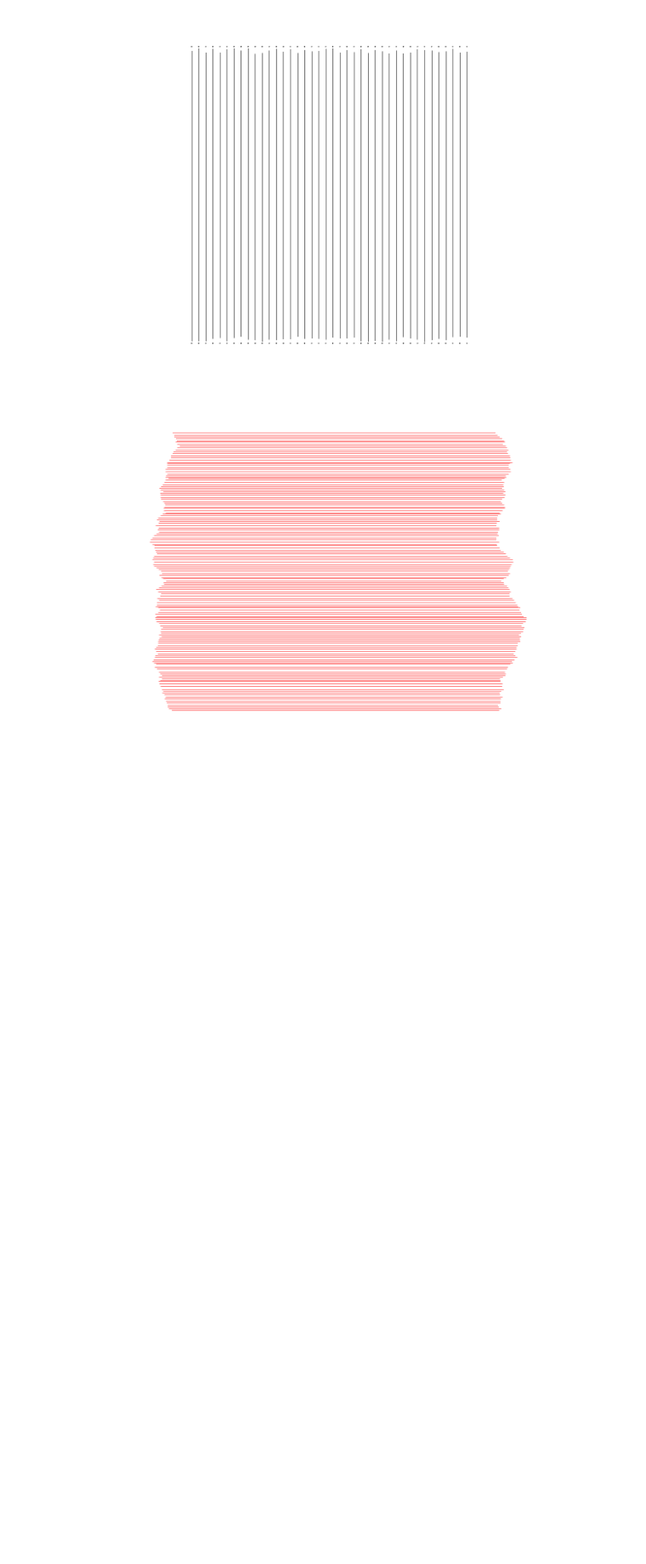
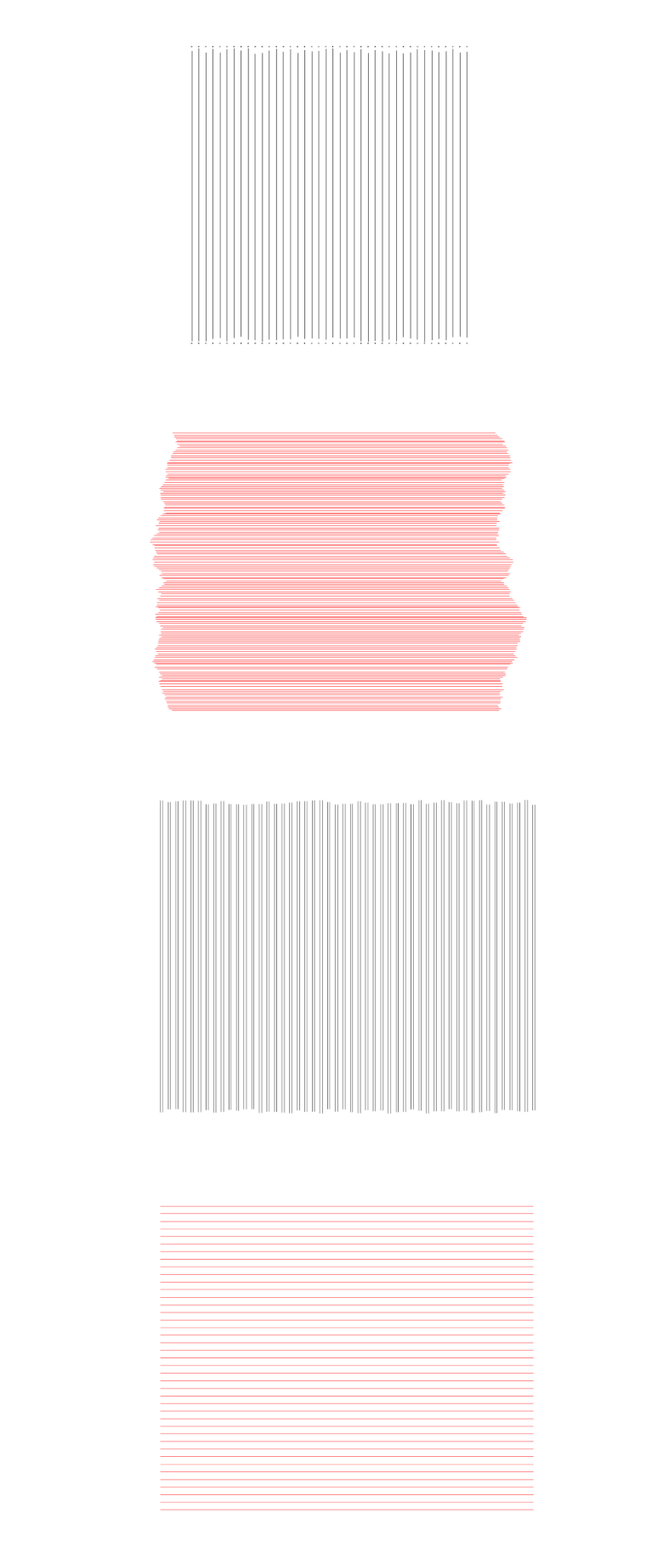
Before and after one commit to viktor-kertanov/hmmg, a Jupyter notebook: notebooks/agnes_martin/agnes_martin.ipynb, the cells around one changed output. Shown: that part at 85% size. Cells and saved outputs as stored; diff of their text form; code cells hidden in the pictures; blank space fills up the shorter version.

```diff
--- a/notebooks/agnes_martin/agnes_martin.ipynb
+++ b/notebooks/agnes_martin/agnes_martin.ipynb
@@ -65,3 +65,80 @@ plt.show()
 # %% [output]
 [figure]
 [figure]
+# %%
+num_vertex = 50
+vertex_diff = 2
+x_start = 0
+y_start_init = 0
+vertex_height = 80
+
+num_horizontals = 41
+avg_horizontal_length = (num_vertex-1) * vertex_diff
+
+thetas = np.linspace(0, 2*np.pi, 10)
+circle_factor = .1
+
+for vertex in range(num_vertex):
+    cur_x = x_start+vertex*vertex_diff + np.random.rand()*.01
+    rand_factor = 1.3
+    y_start = y_start_init-np.random.rand() * rand_factor
+    y_stop = y_start_init + vertex_height+np.random.rand() * rand_factor
+    for _ in range(np.random.randint(1,3)):
+        plt.plot([cur_x, cur_x], [y_start, y_stop], 'k-', linewidth = .75)
+        plt.plot([cur_x, cur_x], [y_stop, y_start], 'k-', linewidth = .75)
+
+        plt.plot([cur_x+.6, cur_x+.6], [y_start, y_stop], 'k-', linewidth = .75)
+
+plt.axis('off')
+plt.axis([-20, 120, -10, 90])
+plt.gca().set_aspect('equal')
+plt.gcf().set_size_inches(8.25*3, 6*3)
+plt.savefig('am_vertices.svg')
+plt.show()
+
+
+for horizont in range(num_horizontals):
+    rand_factor = 0
+    cur_y = y_start+horizont*vertex_diff + np.random.rand()*rand_factor
+    x_start = x_start-np.random.rand() * rand_factor
+    x_stop = y_start + avg_horizontal_length +.6
+    for _ in range(np.random.randint(1,3)):
+        plt.plot([x_start, x_stop], [cur_y, cur_y], 'r-', linewidth = .75)
+        # plt.plot([x_start, x_stop], [cur_y+.5, cur_y+.5], 'g-', linewidth = .75)
+
+plt.axis('off')
+plt.axis([-20, 120, -10, 90])
+plt.gca().set_aspect('equal')
+plt.gcf().set_size_inches(8.25*3, 6*3)
+plt.savefig('am_horizontals.svg')
+plt.show()
+
+horizontal_x_start = -6
+horizontal_y_start = 0
+
+cur_y = horizontal_y_start
+horizontal_diff = np.random.rand()*.2 + .2 + np.random.rand()*0.09
+x_start_horizont = horizontal_x_start
+x_stop_horizont = np.abs(horizontal_x_start) + avg_horizontal_length
+
+x_random_factor = 1.1
+
+while cur_y < (y_start + vertex_height-1):
+    cur_y = cur_y + horizontal_diff + np.random.rand()*.1 - 0.2
+    x_start_horizont = x_start_horizont + np.random.rand()*x_random_factor - x_random_factor/2
+    x_stop_horizont = x_stop_horizont + np.random.rand()*x_random_factor - x_random_factor/2
+    for _ in range(np.random.randint(1,3)):
+        plt.plot([x_start_horizont, x_stop_horizont], [cur_y, cur_y], 'b-', linewidth=.5)
+        # plt.plot([x_stop_horizont, x_start_horizont], [cur_y, cur_y], 'b-', linewidth=.5)
+
+    horizontal_diff = np.random.rand()*.4 + .35 + np.random.rand()*0.01
+
+plt.axis('off')
+plt.axis([-20, 120, -10, 90])
+plt.gca().set_aspect('equal')
+plt.gcf().set_size_inches(8.25*3, 6*3)
+plt.savefig('am_chaos.svg')
+plt.show()
+# %% [output]
+[figure, added]
+[figure, added]
```
Also changed, not shown: parts of 1 cell of this notebook.
